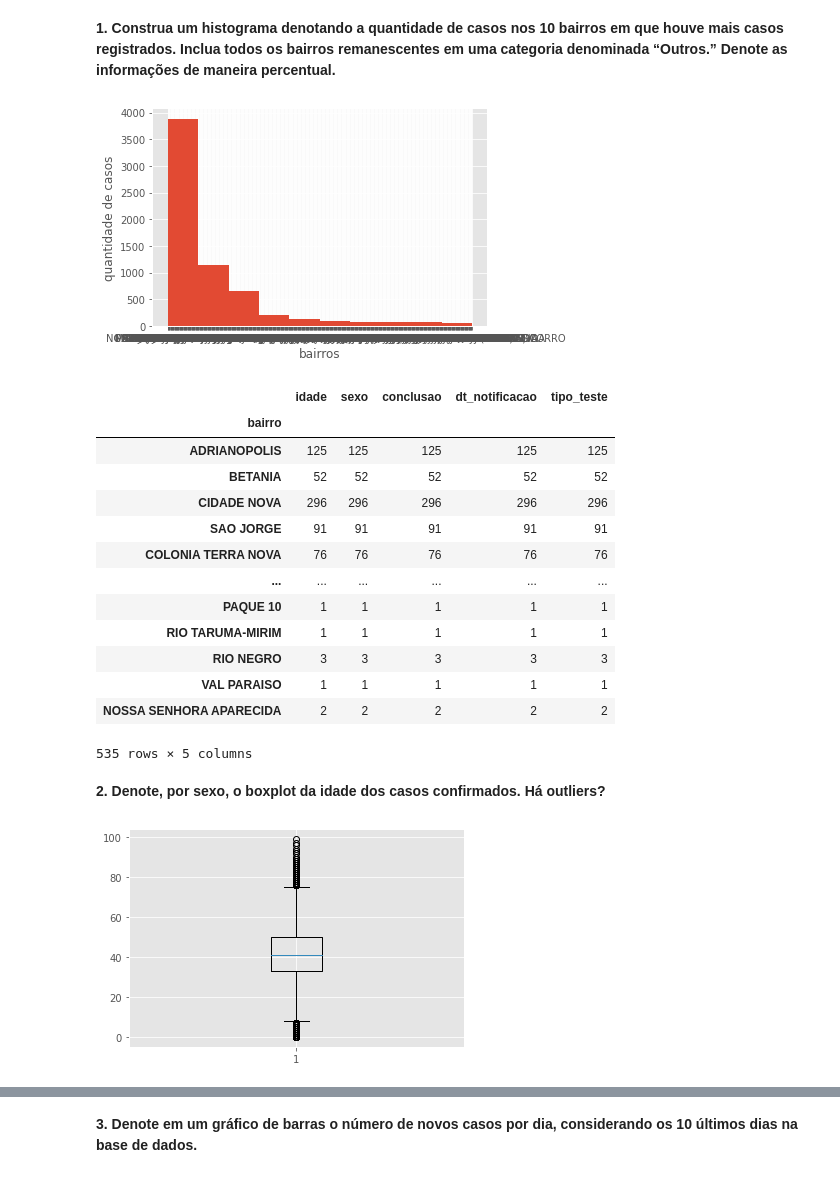
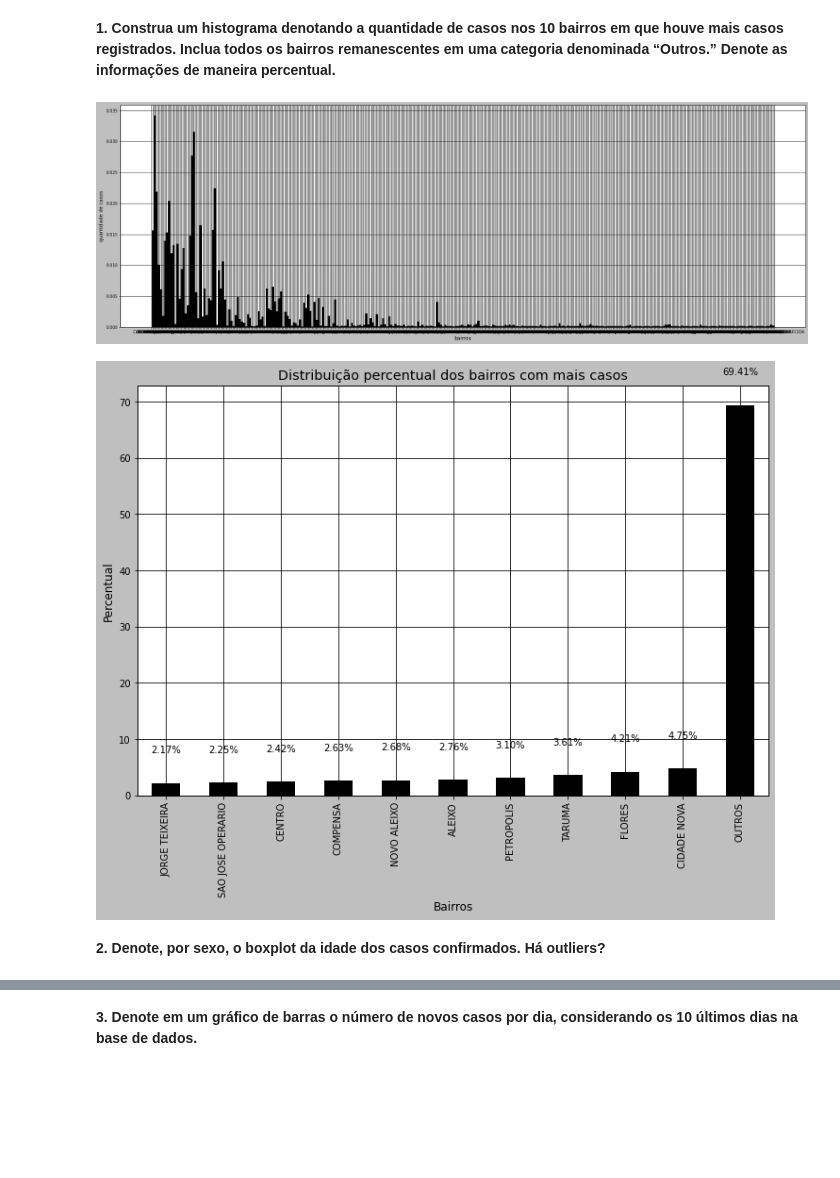
Before and after one commit to JaksonProtazio/Analise-COVID19-PP1-RNA2020.1, a Jupyter notebook: visualizacao_de_dados.ipynb, the cells around one changed output, grey strips where cells are left out. Drawn from its saved outputs; the diff is of its cells as text; code cells hidden in the pictures; blank space fills up the shorter version.

```diff
--- a/visualizacao_de_dados.ipynb
+++ b/visualizacao_de_dados.ipynb
@@ -38,39 +39,50 @@ df_dataset
 6360 rows × 6 columns
 # %% [markdown]
 **1. Construa um histograma denotando a quantidade de casos nos 10 bairros em que houve mais casos registrados. Inclua todos os bairros remanescentes em uma categoria denominada “Outros.” Denote as informações de maneira percentual.**
-# %%
-x = df_dataset.bairro.values
-plt.hist(x, density=False, bins=10)
-plt.ylabel('quantidade de casos')
-plt.xlabel('bairros')
-
-plt.show()
-# %% [output]
-[figure, removed]
-# %%
-df_dataset.groupby(['bairro'], sort=False).count()
-# %% [output]
-|  | idade | sexo | conclusao | dt_notificacao | tipo_teste |
-| bairro |  |  |  |  |  |
-| ADRIANOPOLIS | 125 | 125 | 125 | 125 | 125 |
-| BETANIA | 52 | 52 | 52 | 52 | 52 |
-| CIDADE NOVA | 296 | 296 | 296 | 296 | 296 |
-| SAO JORGE | 91 | 91 | 91 | 91 | 91 |
-| COLONIA TERRA NOVA | 76 | 76 | 76 | 76 | 76 |
-| ... | ... | ... | ... | ... | ... |
-| PAQUE 10 | 1 | 1 | 1 | 1 | 1 |
-| RIO TARUMA-MIRIM | 1 | 1 | 1 | 1 | 1 |
-| RIO NEGRO | 3 | 3 | 3 | 3 | 3 |
-| VAL PARAISO | 1 | 1 | 1 | 1 | 1 |
-| NOSSA SENHORA APARECIDA | 2 | 2 | 2 | 2 | 2 |
-535 rows × 5 columns
+# %%
+x = df_dataset.bairro
+plt.figure(figsize=(30,10))
+plt.hist(x, bins=300, density=100)
+plt.ylabel('quantidade de casos')
+plt.xlabel('bairros')
+plt.show()
+
+values_by_bairro = df_dataset.bairro.value_counts()
+y = values_by_bairro[0:10].sort_values().values
+x = list(values_by_bairro[0:10].sort_values().keys())
+n_outros = sum(values_by_bairro[11:].sort_values().values)
+y = np.append(y, [n_outros])
+y = (y/sum(y))*100
+x.append('OUTROS')
+
+# Bring some raw data.
+frequencies = y
+# In my original code I create a series and run on that,
+# so for consistency I create a series from the list.
+freq_series = pd.Series(frequencies)
+
+x_labels = x
+
+# Plot the figure.
+plt.figure(figsize=(12, 8))
+ax = freq_series.plot(kind='bar')
+ax.set_title('Distribuição percentual dos bairros com mais casos')
+ax.set_xlabel('Bairros')
+ax.set_ylabel('Percentual')
+ax.set_xticklabels(x_labels)
+
+rects = ax.patches
+
+# Make some labels.
+labels = ["%.2f%%" % i for i in y]
+
+for rect, label in zip(rects, labels):
+    height = rect.get_height()
+    ax.text(rect.get_x() + rect.get_width() / 2, height + 5, label,
+            ha='center', va='bottom')
+plt.show()
+# %% [output]
+[figure, added]
+[figure, added]
 # %% [markdown]
 **2. Denote, por sexo, o boxplot da idade dos casos confirmados. Há outliers?**
-# %%
-x = df_dataset.idade.values
-df_dataset.groupby(['sexo']).count()
-plt.boxplot(x)
-
-plt.show()
-# %% [output]
-[figure, removed]
```
Also changed, not shown: parts of 10 cells of this notebook.
